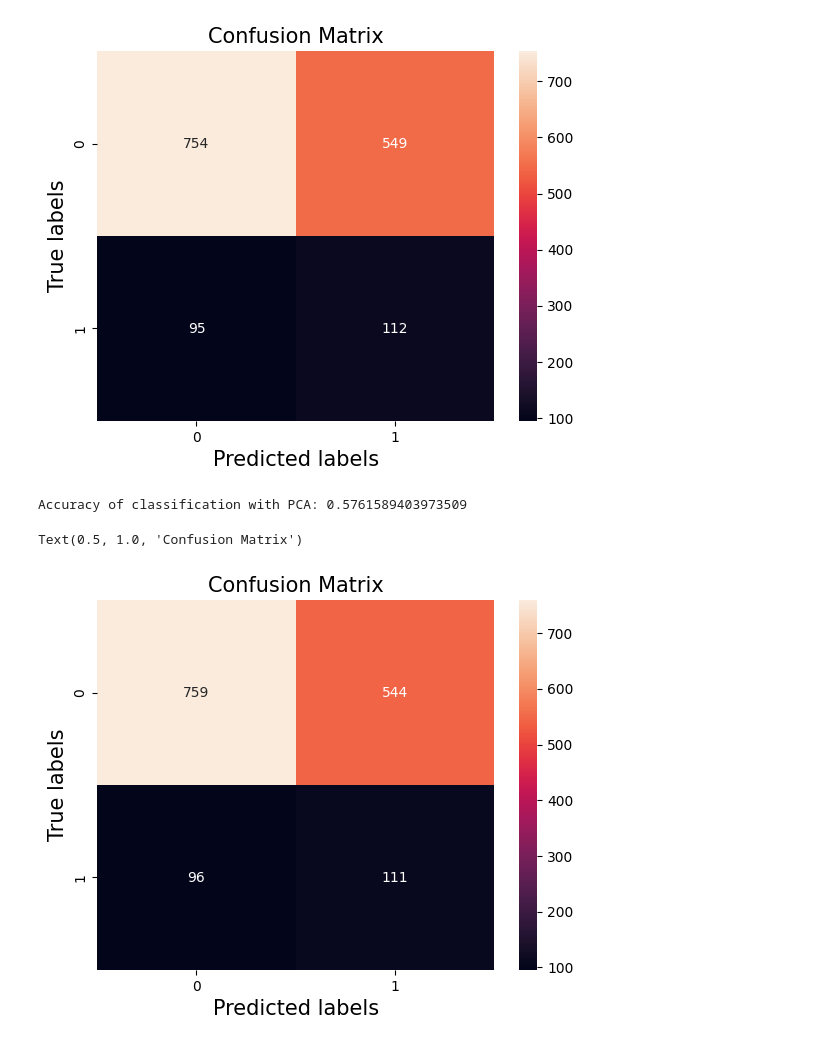
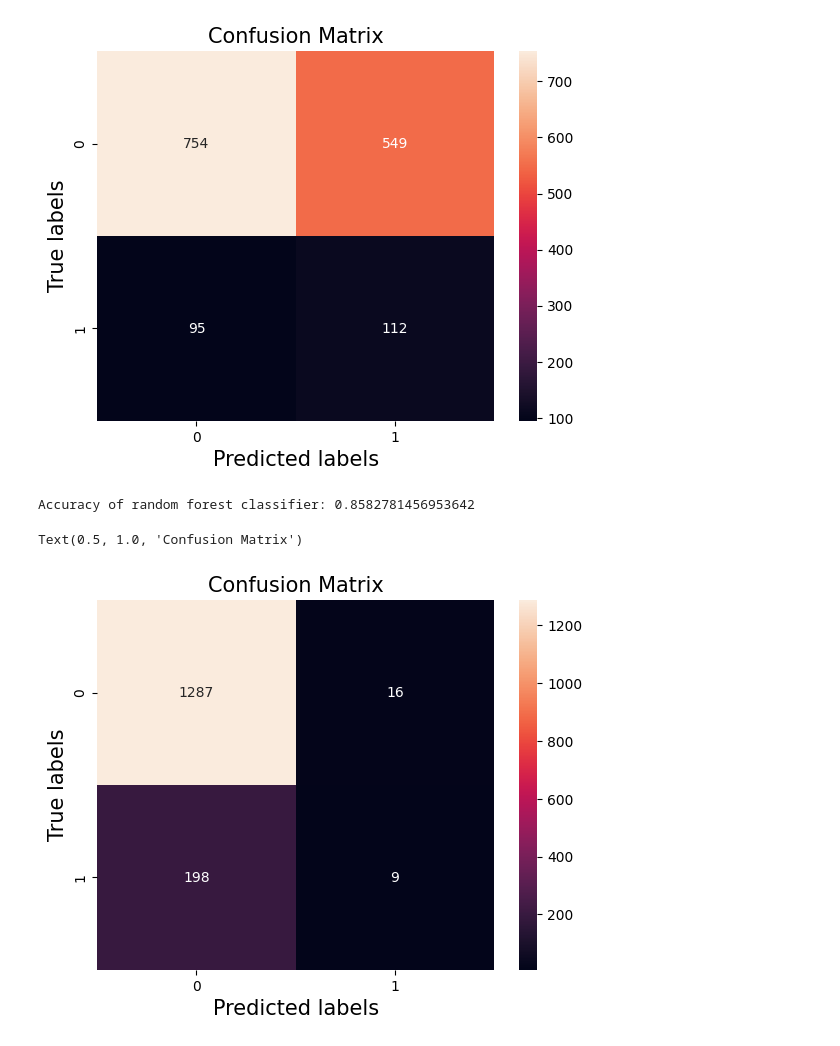
Before and after one commit to MikkoOlkkonen/mlproject, a Jupyter notebook: projekti.ipynb, the cells around one changed output. Cells and saved outputs as stored; diff of their text form; code cells hidden in the pictures.

Commit message:
tässä random forest lisätty

```diff
--- a/projekti.ipynb
+++ b/projekti.ipynb
@@ -102,37 +123,26 @@ Please also refer to the documentation for alternative solver options:
 Text(0.5, 1.0, 'Confusion Matrix')
 [figure]
 # %%
-##LET'S TRY PCA
+# RANDOM FOREST
 
-#Standardize the data
-scaler = StandardScaler()
+rf = RandomForestClassifier(n_estimators=100, class_weight='balanced', random_state=42)
 
-X_scaled = scaler.fit_transform(X)
-pca = PCA(n_components=0.95)
+rf.fit(X_train, y_train)
 
-X_pca = pca.fit_transform(X_scaled)
+y_pred_rf = rf.predict(X_test)
 
-X_train2, X_test2, y_train2, y_test2 = train_test_split(X_pca, y, test_size=0.2, random_state=42)
+accuracy_rf = accuracy_score(y_test, y_pred_rf)
+print(f"Accuracy of random forest classifier: {accuracy_rf}")
 
-clf2 = LogisticRegression(class_weight='balanced')
-
-clf2.fit(X_train2, y_train2)
-
-y_pred2 = clf2.predict(X_test2)
-
-accuracy2 = accuracy_score(y_test2, y_pred2)
-
-print(f"Accuracy of classification with PCA: {accuracy2}")
-
-conf_mat = confusion_matrix(y_test2, y_pred2)
+conf_mat_rf = confusion_matrix(y_test, y_pred_rf)
 ax= plt.subplot()
 
-sns.heatmap(conf_mat, annot=True, fmt='g', ax=ax)
+sns.heatmap(conf_mat_rf, annot=True, fmt='g', ax=ax)
 
 ax.set_xlabel('Predicted labels',fontsize=15)
 ax.set_ylabel('True labels',fontsize=15)
 ax.set_title('Confusion Matrix',fontsize=15)
 # %% [output]
-Accuracy of classification with PCA: 0.5761589403973509
+Accuracy of random forest classifier: 0.8582781456953642
 Text(0.5, 1.0, 'Confusion Matrix')
-[figure, old version]
+[figure, new version]
```
Also changed, not shown: parts of 2 cells of this notebook.
